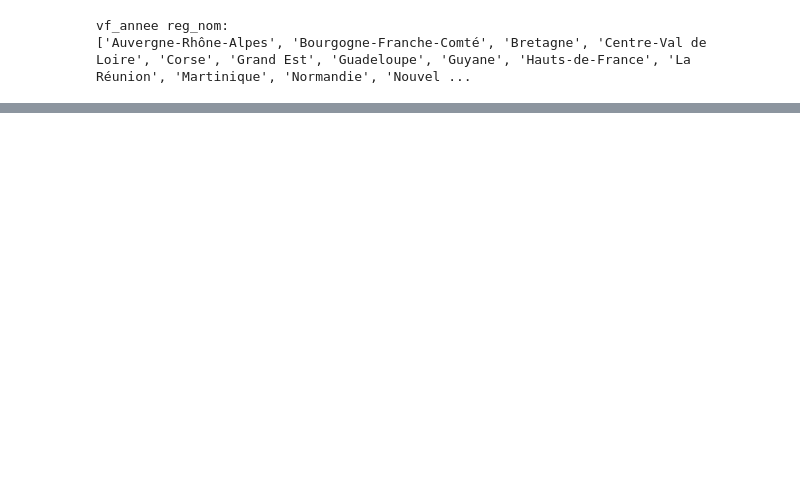
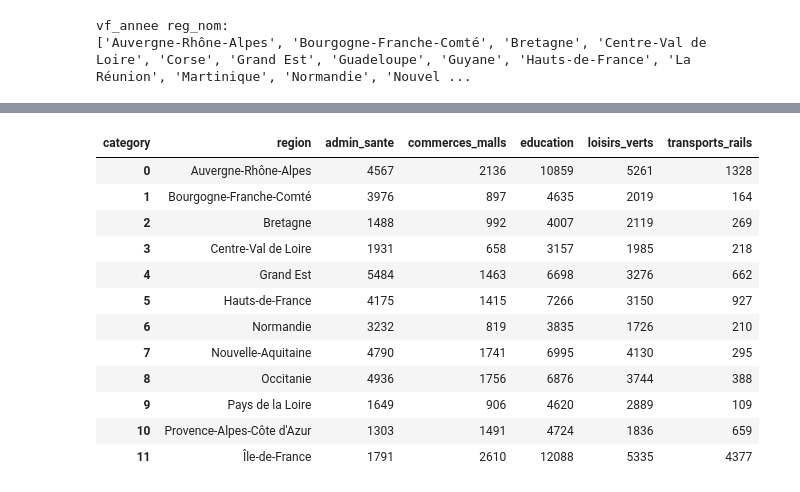
Before and after one commit to FatimaUY/GeoLogis, a Jupyter notebook: src/data-pipeline/merge/merge_data.ipynb, the cells around one changed output, grey strips where cells are left out. Cells and saved outputs as stored; diff of their text form; code cells hidden in the pictures; blank space fills up the shorter version.

```diff
--- a/src/data-pipeline/merge/merge_data.ipynb
+++ b/src/data-pipeline/merge/merge_data.ipynb
@@ -510,0 +654,24 @@ Index(['annee', 'code_postal', 'prix_m2', 'dep_code', 'dep_nom', 'reg_code',
+# %%
+agg_region = (
+    df_osm
+    .groupby(["region", "category"])
+    .size()
+    .unstack(fill_value=0)
+    .reset_index()
+)
+# %%
+agg_region
+# %% [output]
+| category | region | admin_sante | commerces_malls | education | loisirs_verts | transports_rails |
+| 0 | Auvergne-Rhône-Alpes | 4567 | 2136 | 10859 | 5261 | 1328 |
+| 1 | Bourgogne-Franche-Comté | 3976 | 897 | 4635 | 2019 | 164 |
+| 2 | Bretagne | 1488 | 992 | 4007 | 2119 | 269 |
+| 3 | Centre-Val de Loire | 1931 | 658 | 3157 | 1985 | 218 |
+| 4 | Grand Est | 5484 | 1463 | 6698 | 3276 | 662 |
+| 5 | Hauts-de-France | 4175 | 1415 | 7266 | 3150 | 927 |
+| 6 | Normandie | 3232 | 819 | 3835 | 1726 | 210 |
+| 7 | Nouvelle-Aquitaine | 4790 | 1741 | 6995 | 4130 | 295 |
+| 8 | Occitanie | 4936 | 1756 | 6876 | 3744 | 388 |
+| 9 | Pays de la Loire | 1649 | 906 | 4620 | 2889 | 109 |
+| 10 | Provence-Alpes-Côte d'Azur | 1303 | 1491 | 4724 | 1836 | 659 |
+| 11 | Île-de-France | 1791 | 2610 | 12088 | 5335 | 4377 |
```
Also changed, not shown: parts of 36 cells of this notebook, 4 other files.
